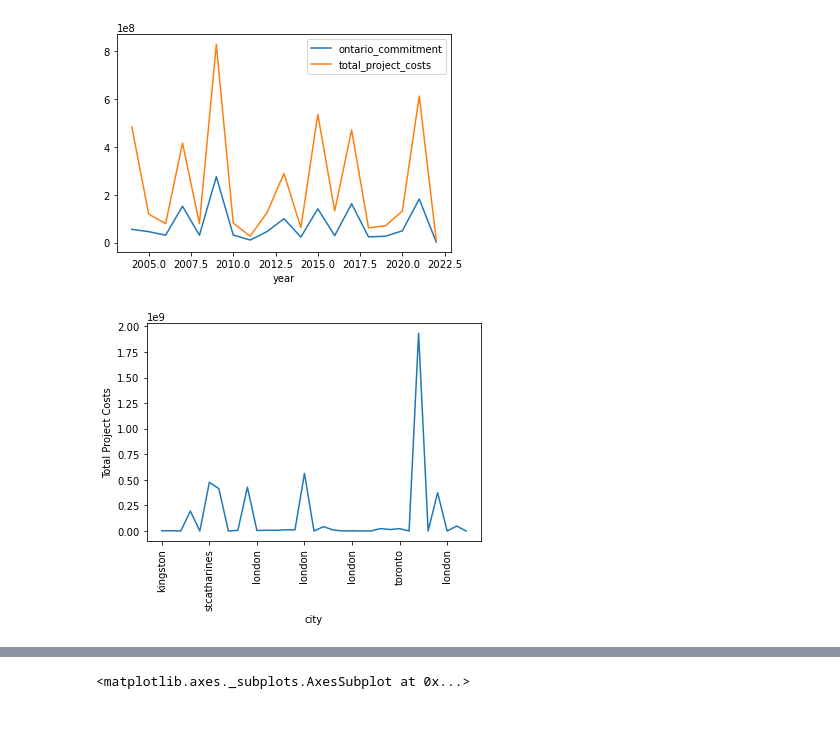
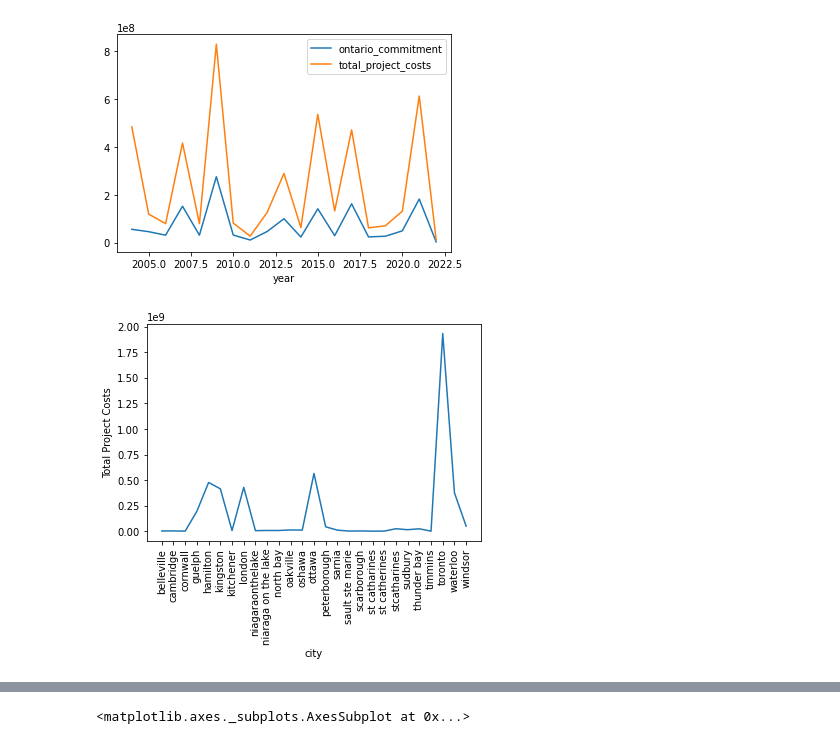
Before and after one commit to Amotagh/ORF, a Jupyter notebook: notebooks/2-exploratory-data-analysis.ipynb, the cells around one changed output, grey strips where cells are left out. Saved outputs shown, nothing was run; the diff lists cells and outputs as text; code cells hidden in the pictures.

```diff
--- a/notebooks/2-exploratory-data-analysis.ipynb
+++ b/notebooks/2-exploratory-data-analysis.ipynb
@@ -6,7 +6,7 @@ import matplotlib.pyplot as plt
 import pandas as pd
 # %%
 # Read in the data in the previous step
-df = pd.read_pickle('data_clean.pkl')
+df = pd.read_pickle(r'C:\Users\Atieh\Documents\OntarioResearchFund\data\processed\data_clean.pkl')
 df.head()
 # %% [output]
 |  | project_title | project_description | area_primary | discipline_primary | approval_date | ... |
@@ -43,10 +41,12 @@ df.groupby(['year'])['ontario_commitment','total_project_costs'].sum().plot()
 <matplotlib.axes._subplots.AxesSubplot at 0x...>
 [figure]
 # %%
+
 fig,ax=plt.subplots()
 df.groupby(['city'])['total_project_costs'].sum().plot()
-ax.set_xticklabels(df.city,rotation=90)
+ax.set_xticks(np.arange(len(df.groupby(['city'])['total_project_costs'].sum().index)))
+ax.set_xticklabels(df.groupby(['city'])['total_project_costs'].sum().index,rotation=90)
 ax.set_ylabel("Total Project Costs")
 plt.show()
 # %% [output]
-[figure, old version]
+[figure, new version]
```
Also changed, not shown: parts of 53 cells of this notebook, 4 other files.
